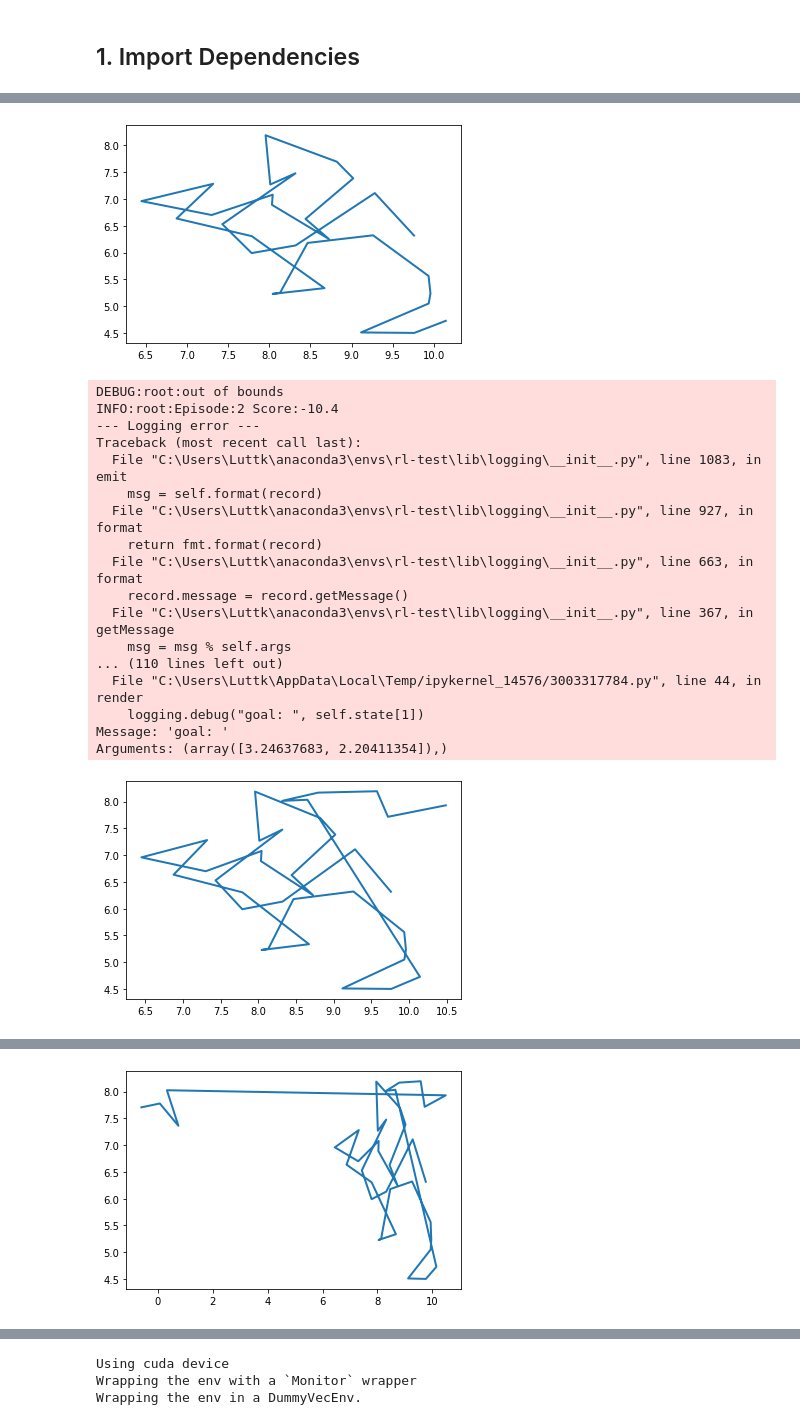
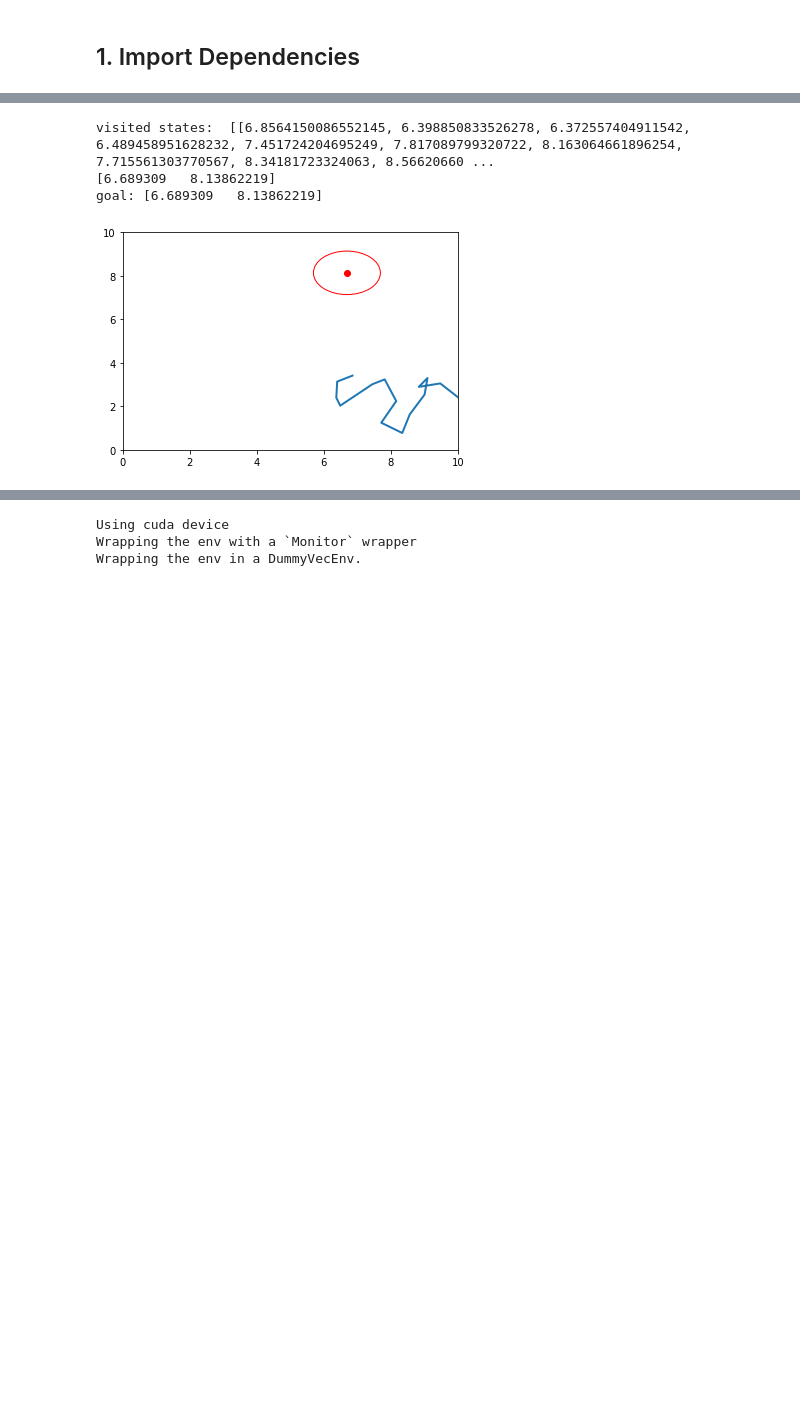
Before and after one commit to ll7/rl-test, a Jupyter notebook: SimpleWalk/SimpleWalk2Dcont.ipynb, the cells around one changed output, grey strips where cells are left out. Cells and saved outputs as stored; diff of their text form; code cells hidden in the pictures; blank space fills up the shorter version.

```diff
--- a/SimpleWalk/SimpleWalk2Dcont.ipynb
+++ b/SimpleWalk/SimpleWalk2Dcont.ipynb
@@ -99,11 +99,12 @@ class SimpleWalk2Dcont(Env):
     def __init__(self):
         self.x_min = 0.0
         self.x_max = 10.0
+        self.max_steps = 15
         self.action_space = Box(low=-1.0, high=1.0, shape=(2, ))
         self.observation_space = Box(low=self.x_min, high=self.x_max, shape=(2, 2)) # 0 position, 1 goal
         self.state = np.ndarray(shape=(2,2), dtype=np.float32)
         # safe past states in an array, safe x and y positions
-        self.state_array = [[], []] # x, y
+
 
 
 
@@ -111,11 +112,14 @@ class SimpleWalk2Dcont(Env):
         # update position
         self.state[0] += action
         self.__append_state()
-
-
+        self.steps_taken += 1
         distance_to_goal = np.linalg.norm(state[0] - state[1])
 
-        if self.__out_of_bounds():
+        if self.steps_taken >= self.max_steps:
+            # maximum number of steps reached
+            reward = -10.0
+            done = True
+        elif self.__out_of_bounds():
             # went out of bounds
             reward = -10.0
             done = True
@@ -124,28 +128,46 @@ class SimpleWalk2Dcont(Env):
             reward = 10.0
             logging.debug("reached goal")
             done = True
+        elif self.distance_to_goal > distance_to_goal:
+            # got closer
+            reward = 0.1
+            done = False
         else:
-            # stepping is penalized
+            # stepped away
             reward = -0.1
             done = False
+
+        # update distance to goal
+        self.distance_to_goal = distance_to_goal
+
         return self.state, reward, done, {}
 
     def reset(self):
         self.state = np.random.uniform(self.x_min, self.x_max, (2,2))
+        self.state_array = [[], []] # x, y
         self.__append_state()
+        self.steps_taken = 0
+        self.distance_to_goal = self.x_max - self.x_min
         return self.state
 
     def render(self):
-        logging.debug("visited states: ", self.state_array)
-        logging.debug("goal: ", self.state[1])
+        print("visited states: ", self.state_array)
+        goal = self.state[1]
+        print(goal)
+        print("goal: " + np.array2string(self.state[1]))
+
 
         # plot
         fig, ax = plt.subplots()
 
         ax.plot(self.state_array[0], self.state_array[1], linewidth=2.0)
-
-        # ax.set(xlim=(0, 8), xticks=np.arange(1, 8),
-            # ylim=(0, 8), yticks=np.arange(1, 8))
+        ax.plot(self.state[1][0], self.state[1][1], 'ro')
+        ax.set(
+            xlim=(self.x_min, self.x_max), #xticks=np.arange(1, 8),
+            ylim=(self.x_min, self.x_max), #yticks=np.arange(1, 8))
+            )
+        circle1 = plt.Circle((self.state[1][0], self.state[1][1]), 1, color='r', fill=False)
+        ax.add_patch(circle1)
 
         plt.show()
 
@@ -175,6 +203,6 @@ print(env.observation_space.sample())
 # %%
 env = SimpleWalk2Dcont()
-episodes = 5
+episodes = 1
 for episode in range(1, episodes+1):
     state = env.reset()
     done = False
@@ -209,19 +222,4 @@ Arguments: (array([5.33890275, 2.49194884]),)
+visited states:  [[6.8564150086552145, 6.398850833526278, 6.372557404911542, 6.489458951628232, 7.451724204695249, 7.817089799320722, 8.163064661896254, 7.715561303770567, 8.34181723324063, 8.56620660 ...
+[6.689309   8.13862219]
+goal: [6.689309   8.13862219]
-[figure, old version]
+[figure, new version]
-DEBUG:root:out of bounds
-INFO:root:Episode:2 Score:-10.4
---- Logging error ---
-Traceback (most recent call last):
-  File "C:\Users\Luttk\anaconda3\envs\rl-test\lib\logging\__init__.py", line 1083, in emit
-    msg = self.format(record)
-  File "C:\Users\Luttk\anaconda3\envs\rl-test\lib\logging\__init__.py", line 927, in format
-    return fmt.format(record)
-  File "C:\Users\Luttk\anaconda3\envs\rl-test\lib\logging\__init__.py", line 663, in format
-    record.message = record.getMessage()
-  File "C:\Users\Luttk\anaconda3\envs\rl-test\lib\logging\__init__.py", line 367, in getMessage
-    msg = msg % self.args
-... (110 lines left out)
-  File "C:\Users\Luttk\AppData\Local\Temp/ipykernel_14576/3003317784.py", line 44, in render
-    logging.debug("goal: ", self.state[1])
-Message: 'goal: '
-Arguments: (array([3.24637683, 2.20411354]),)
-[figure, removed]
@@ -245 +225,0 @@ Arguments: (array([2.0401816 , 0.15234763]),)
-[figure, removed]
```
Also changed, not shown: parts of 19 cells of this notebook, 1 other file.
